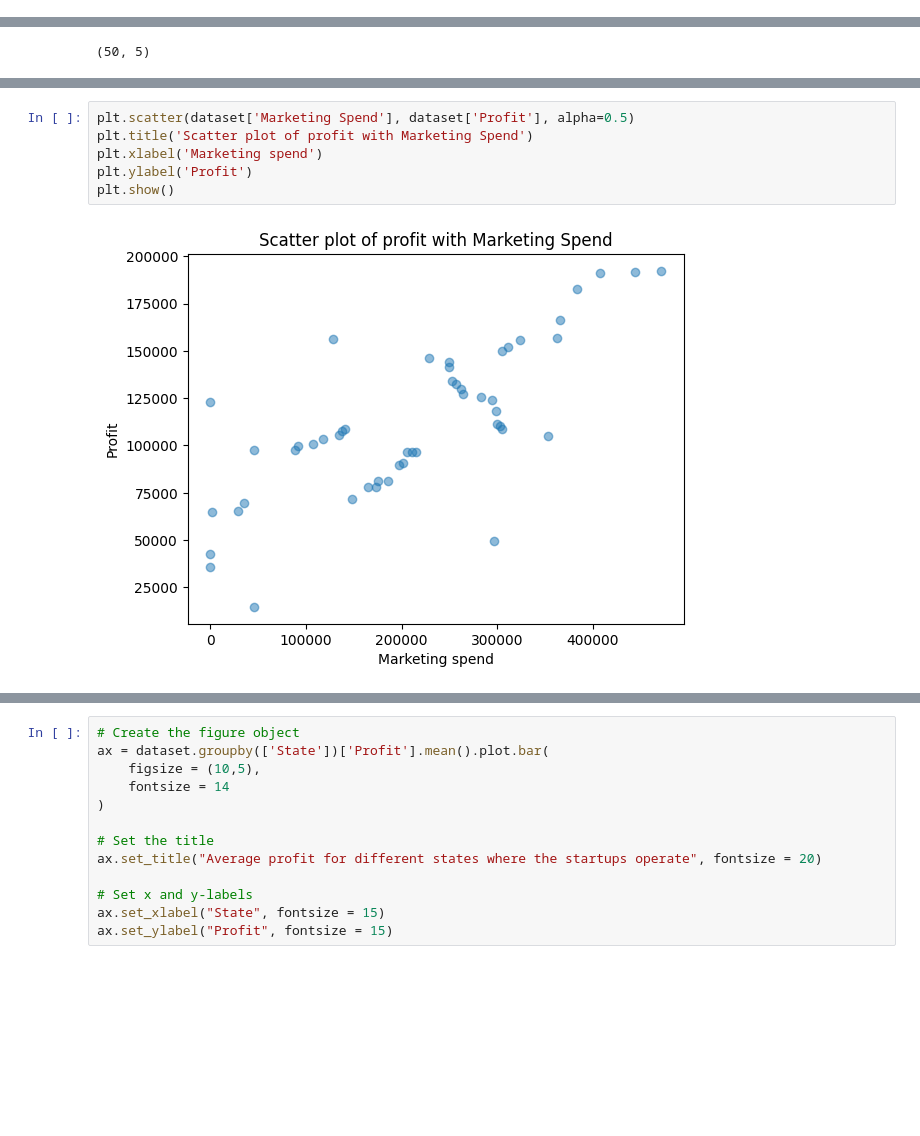
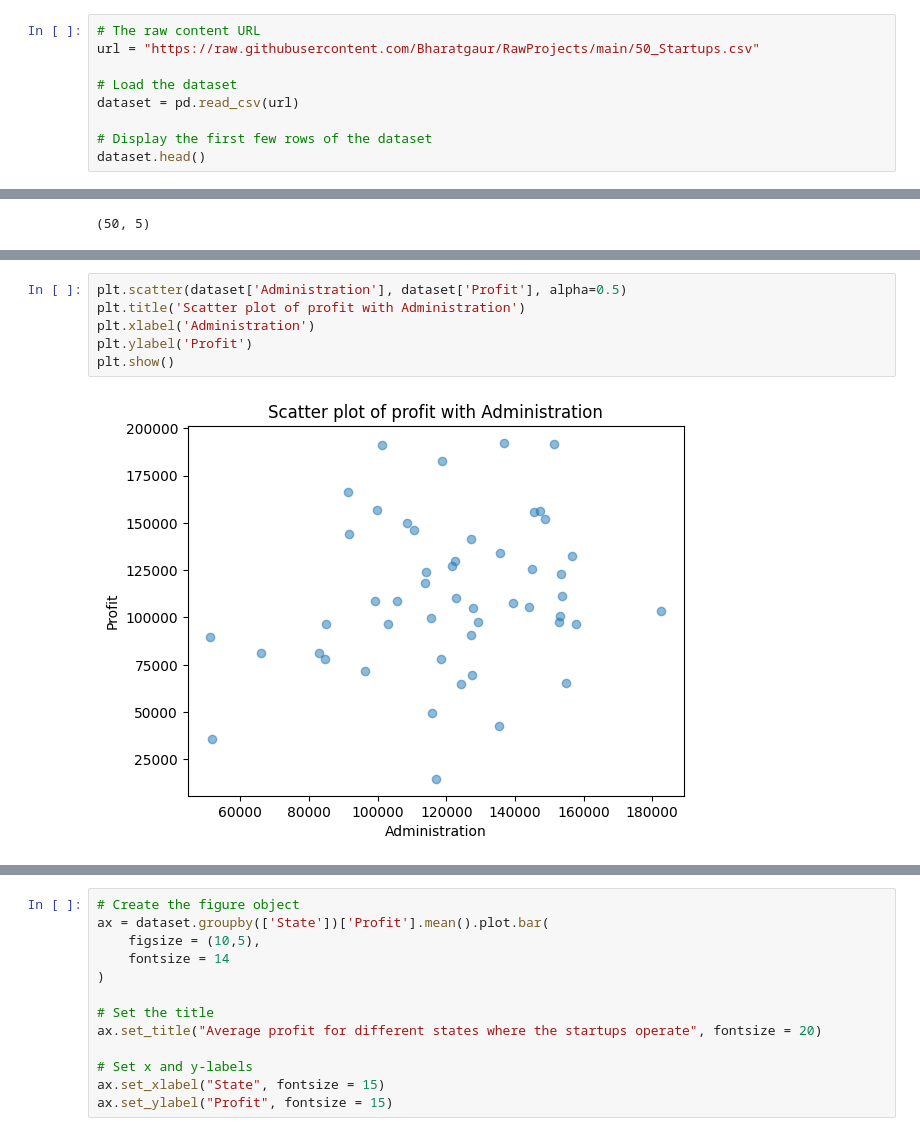
Before and after one commit to Bharatgaur/RawProjects, a Jupyter notebook: Linear_Regression_Implementation.ipynb, the cells around one changed output, grey strips where cells are left out. Drawn from its saved outputs; the diff is of its cells as text; blank space fills up the shorter version.

```diff
--- a/Linear_Regression_Implementation.ipynb
+++ b/Linear_Regression_Implementation.ipynb
@@ -52,0 +26,9 @@ print(dataset.head())
+# %%
+# The raw content URL
+url = "https://raw.githubusercontent.com/Bharatgaur/RawProjects/main/50_Startups.csv"
+
+# Load the dataset
+dataset = pd.read_csv(url)
+
+# Display the first few rows of the dataset
+dataset.head()
@@ -70,8 +70,8 @@ dataset.shape
 # %%
-plt.scatter(dataset['Marketing Spend'], dataset['Profit'], alpha=0.5)
-plt.title('Scatter plot of profit with Marketing Spend')
-plt.xlabel('Marketing spend')
+plt.scatter(dataset['Administration'], dataset['Profit'], alpha=0.5)
+plt.title('Scatter plot of profit with Administration')
+plt.xlabel('Administration')
 plt.ylabel('Profit')
 plt.show()
 # %% [output]
-[figure, old version]
+[figure, new version]
```
Also changed, not shown: parts of 61 cells of this notebook.
